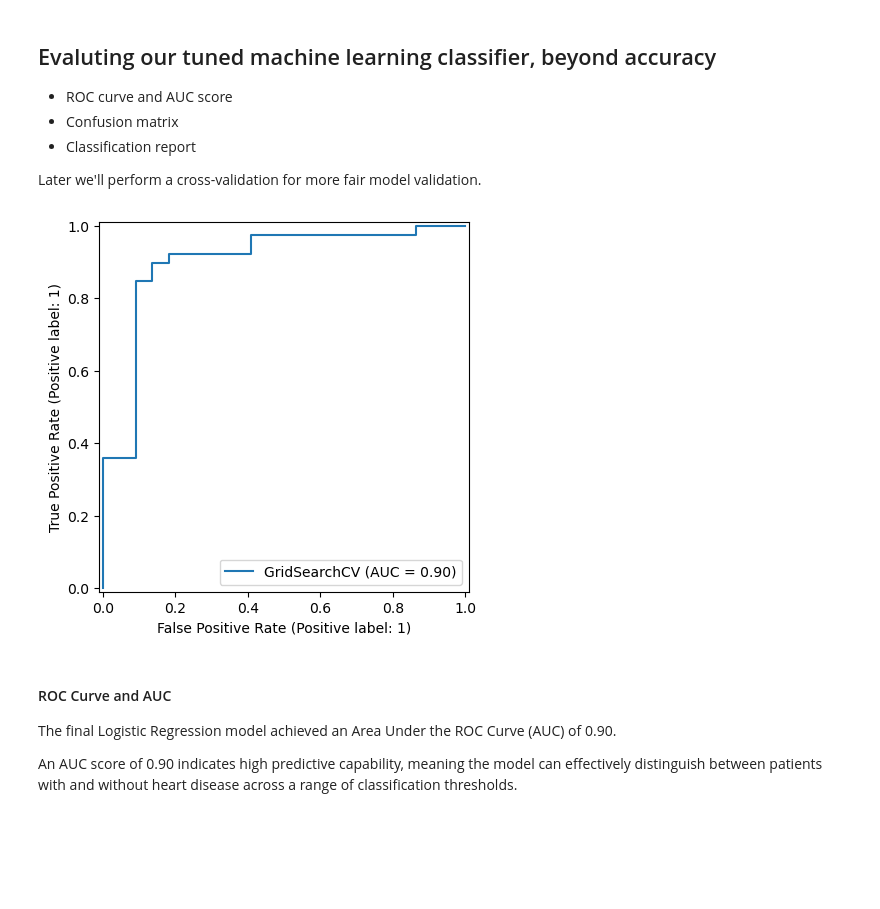
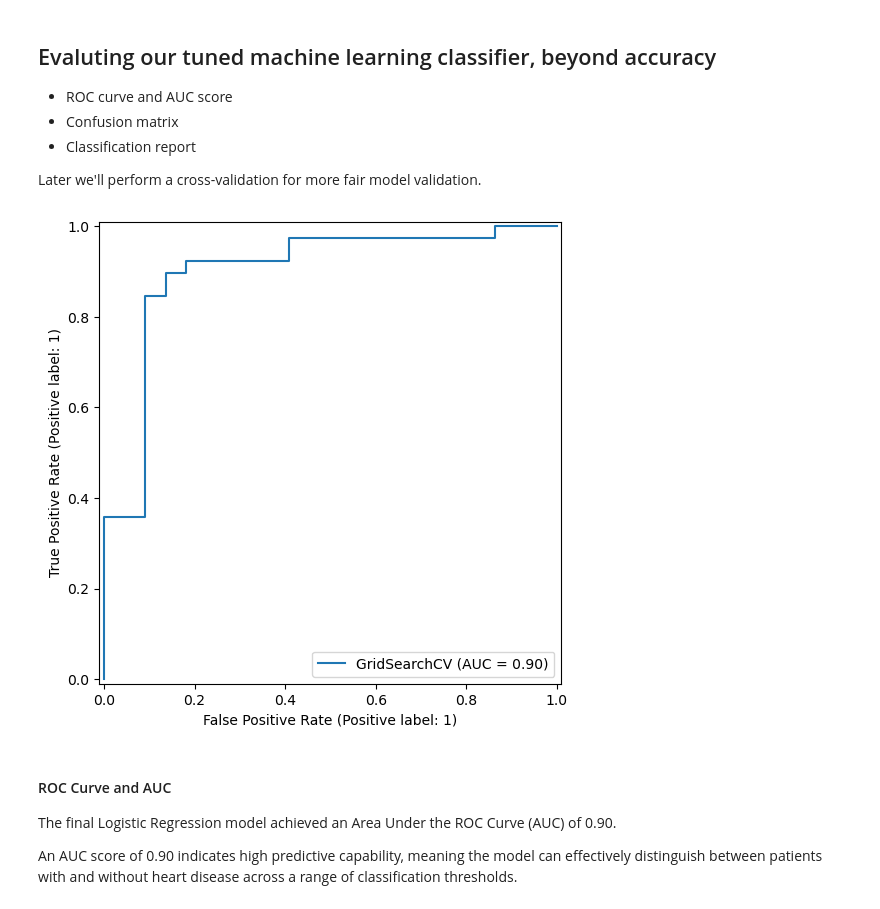
Before and after one commit to angrylance/heart-disease-classification, a Jupyter notebook: notebooks/heart_disease_classification.ipynb, the cells around one changed output. Drawn from its saved outputs; the diff is of its cells as text; code cells hidden in the pictures; blank space fills up the shorter version.

Commit message:
Add exported figures and saved trained model

```diff
--- a/notebooks/heart_disease_classification.ipynb
+++ b/notebooks/heart_disease_classification.ipynb
@@ -723,9 +737,22 @@ Later we'll perform a cross-validation for more fair model validation.
 # Make predictions with tuned model
 y_preds = gs_log_reg.predict(X_test)
 # %%
-RocCurveDisplay.from_estimator(gs_log_reg, X_test, y_test);
+fig, ax = plt.subplots(figsize=(6, 6))
+
+RocCurveDisplay.from_estimator(
+    gs_log_reg,
+    X_test,
+    y_test,
+    ax=ax
+)
+
+fig.savefig("images/roc_curve.png",
+            bbox_inches="tight",
+            dpi=300)
+
+plt.show()
 # %% [output]
-[figure, old version]
+[figure, new version]
 # %% [markdown]
 #### ROC Curve and AUC
 
```
Also changed, not shown: parts of 7 cells of this notebook, 8 other files.
